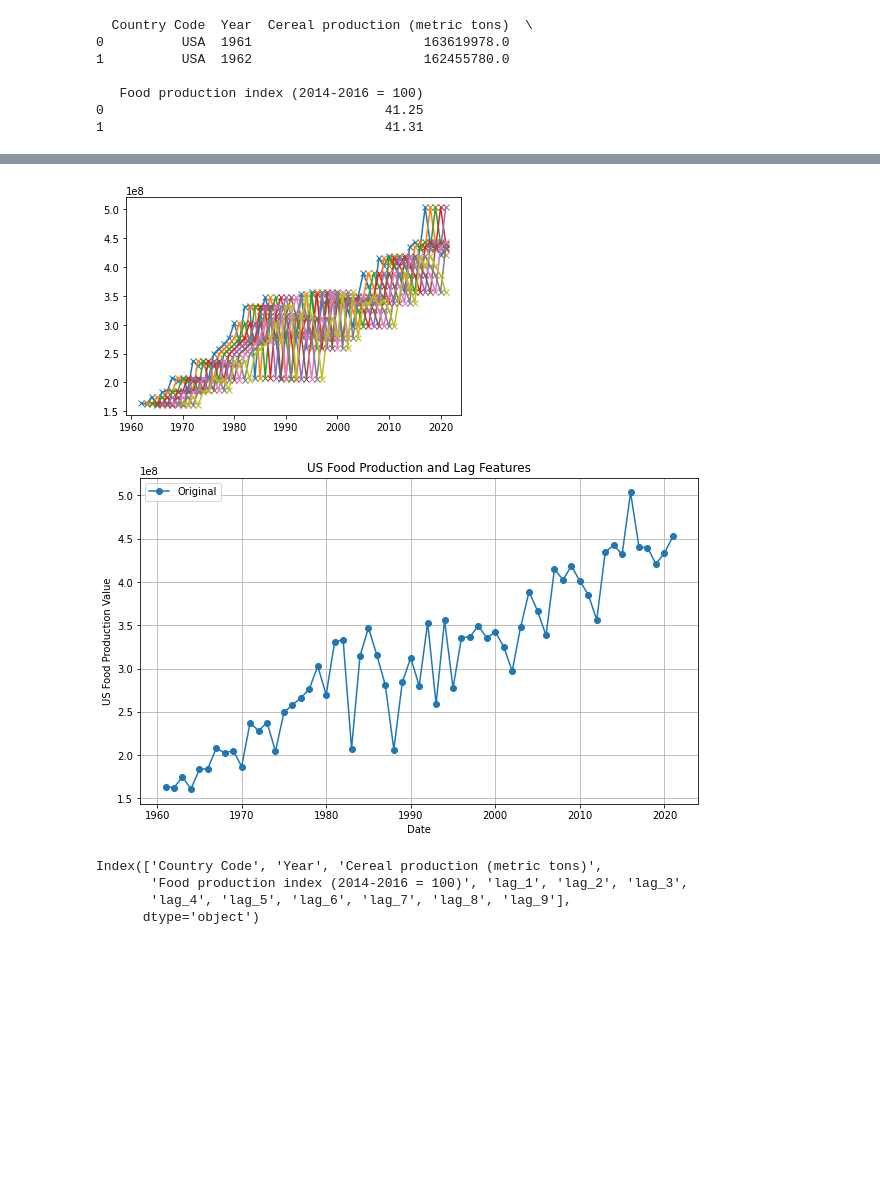
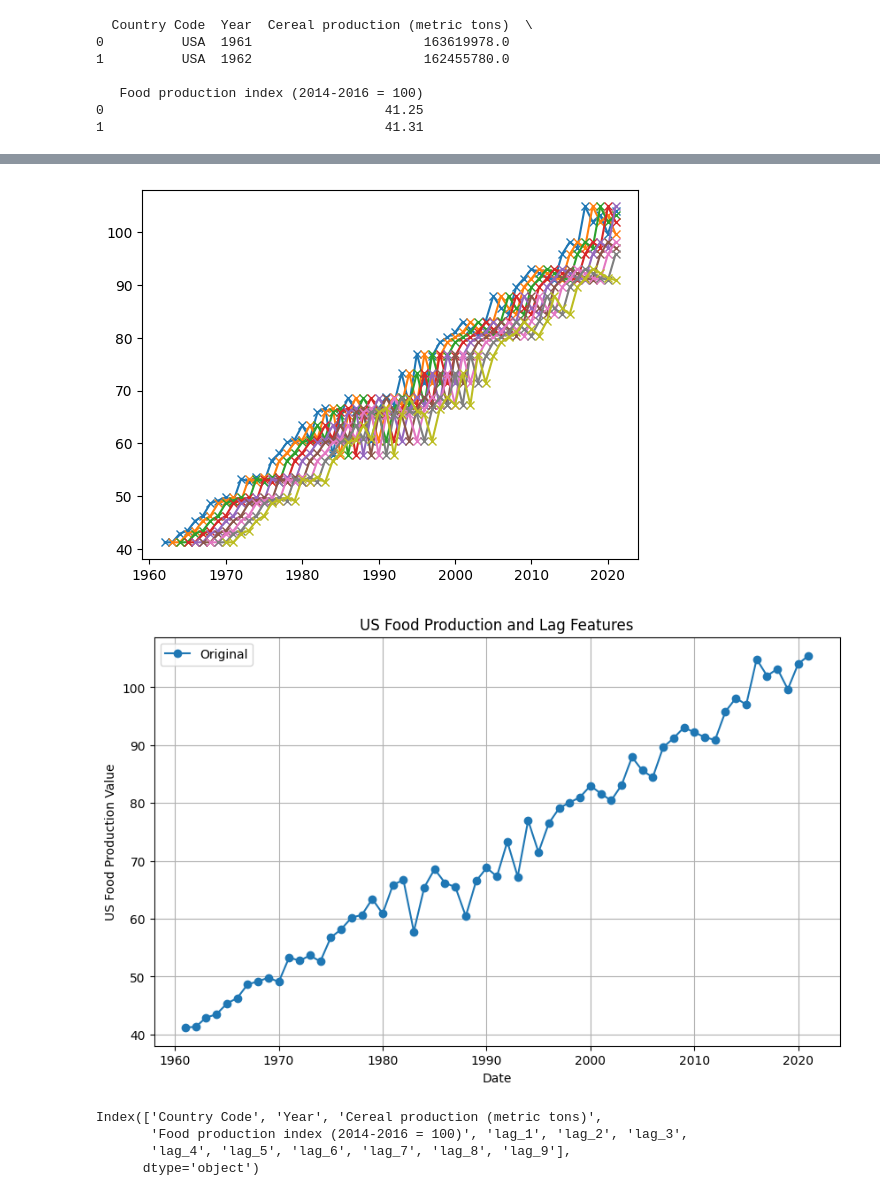
Before and after one commit to mkeohane01/food_inflation_analysis, a Jupyter notebook: notebooks/food_production.ipynb, the cells around one changed output, grey strips where cells are left out. Drawn from its saved outputs; the diff is of its cells as text; code cells hidden in the pictures; blank space fills up the shorter version.

```diff
--- a/notebooks/food_production.ipynb
+++ b/notebooks/food_production.ipynb
@@ -71,19 +79,19 @@ Text(0.5, 0, 'Year')
 # %%
 for lag in range(1, 10):  # You can change the range for the number of lags you want
-    food_production[f'lag_{lag}'] = food_production['Cereal production (metric tons)'].shift(lag)
+    food_production[f'lag_{lag}'] = food_production['Food production index (2014-2016 = 100)'].shift(lag)
     plt.plot(food_production["Year"], food_production[f'lag_{lag}'], label=f'Lag {lag}', marker='x')
 plt.figure(figsize=(10, 6))
-plt.plot(food_production["Year"], food_production['Cereal production (metric tons)'], label='Original', marker='o')
+plt.plot(food_production["Year"], food_production['Food production index (2014-2016 = 100)'], label='Original', marker='o')
 
 plt.title('US Food Production and Lag Features')
 plt.xlabel('Date')
 plt.ylabel('US Food Production Value')
 plt.legend()
 plt.grid(True)
 plt.show()
 # %% [output]
-[figure, old version]
+[figure, new version]
-[figure, old version]
+[figure, new version]
 # %%
 food_production.columns
 # %% [output]
```
Also changed, not shown: parts of 9 cells of this notebook, 3 other files.
